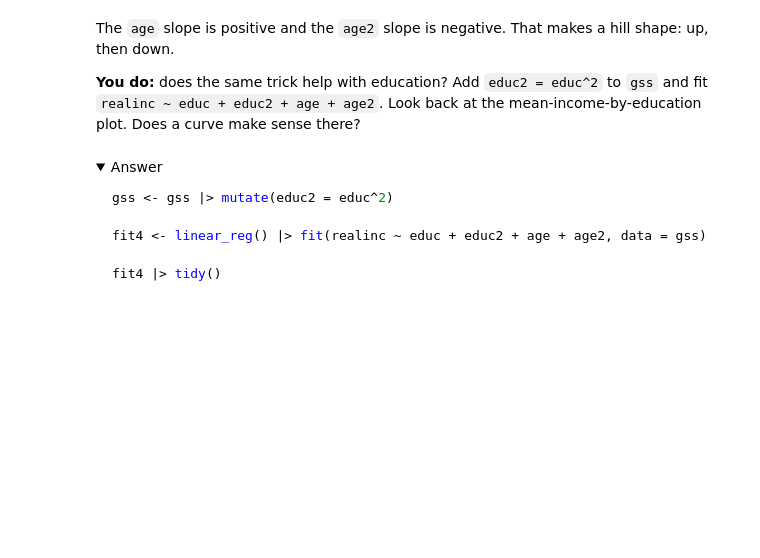
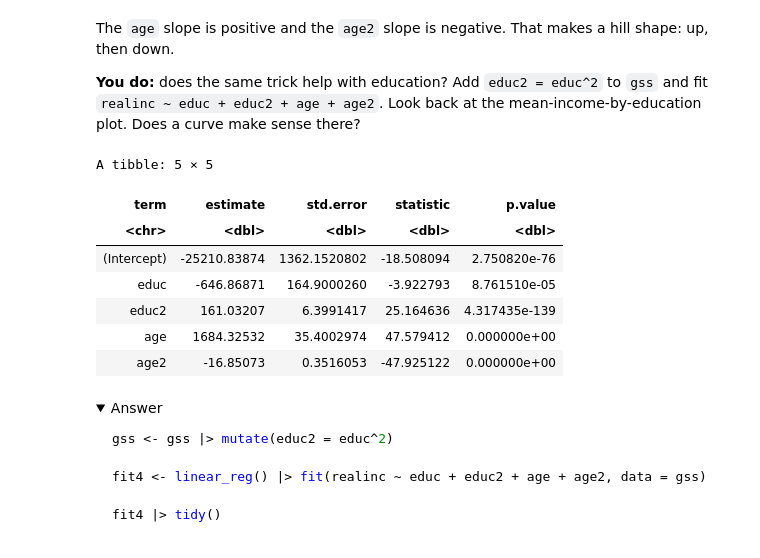
Before and after one commit to cjell/codespace, a Jupyter notebook: notebooks/08-lecture-regression.ipynb, the cells around one changed output. Drawn from its saved outputs; the diff is of its cells as text; code cells hidden in the pictures; folded sections open; blank space fills up the shorter version.

```diff
--- a/notebooks/08-lecture-regression.ipynb
+++ b/notebooks/08-lecture-regression.ipynb
@@ -111,6 +188,21 @@ fit3 |> tidy()
 The `age` slope is positive and the `age2` slope is negative. That makes a hill shape: up, then down.
 
 **You do:** does the same trick help with education? Add `educ2 = educ^2` to `gss` and fit `realinc ~ educ + educ2 + age + age2`. Look back at the mean-income-by-education plot. Does a curve make sense there?
+# %%
+gss <- gss |> mutate(educ2 = educ^2)
+
+fit4 <- linear_reg() |> fit(realinc ~ educ + educ2 + age + age2, data = gss)
+
+fit4 |> tidy()
+# %% [output]
+A tibble: 5 × 5
+| term | estimate | std.error | statistic | p.value |
+| <chr> | <dbl> | <dbl> | <dbl> | <dbl> |
+| (Intercept) | -25210.83874 | 1362.1520802 | -18.508094 | 2.750820e-76 |
+| educ | -646.86871 | 164.9000260 | -3.922793 | 8.761510e-05 |
+| educ2 | 161.03207 | 6.3991417 | 25.164636 | 4.317435e-139 |
+| age | 1684.32532 | 35.4002974 | 47.579412 | 0.000000e+00 |
+| age2 | -16.85073 | 0.3516053 | -47.925122 | 0.000000e+00 |
 # %% [markdown]
 <details>
 <summary>Answer</summary>
```
Also changed, not shown: parts of 21 cells of this notebook, 2 other files.
